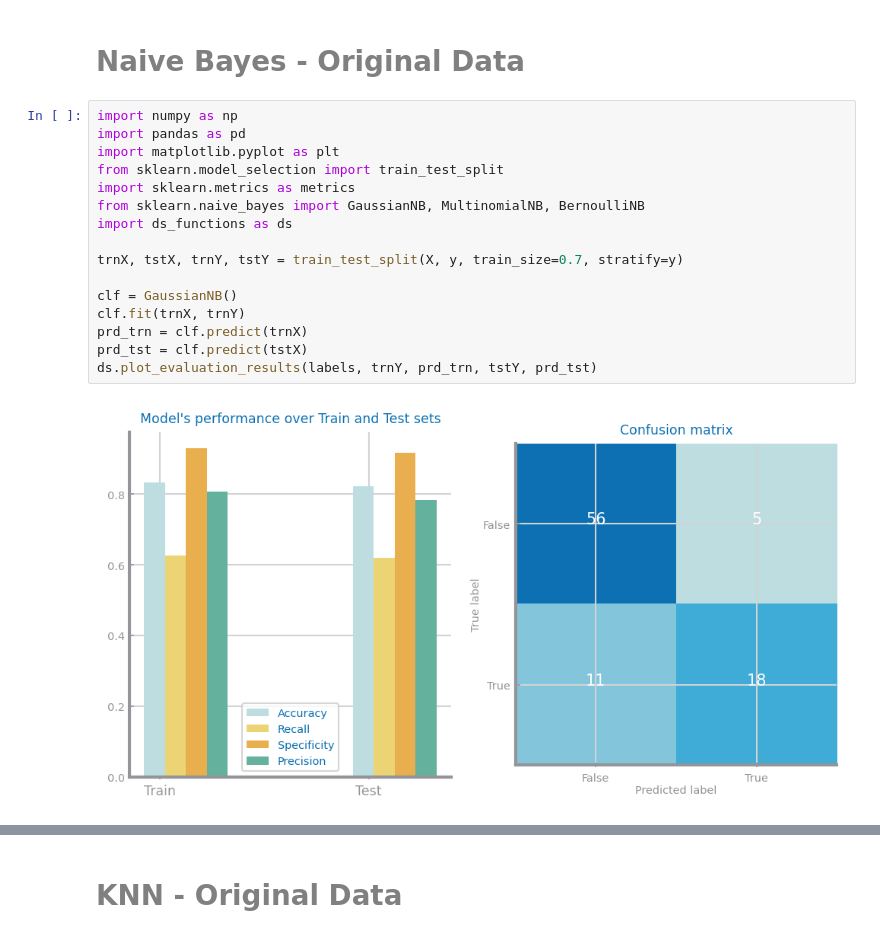
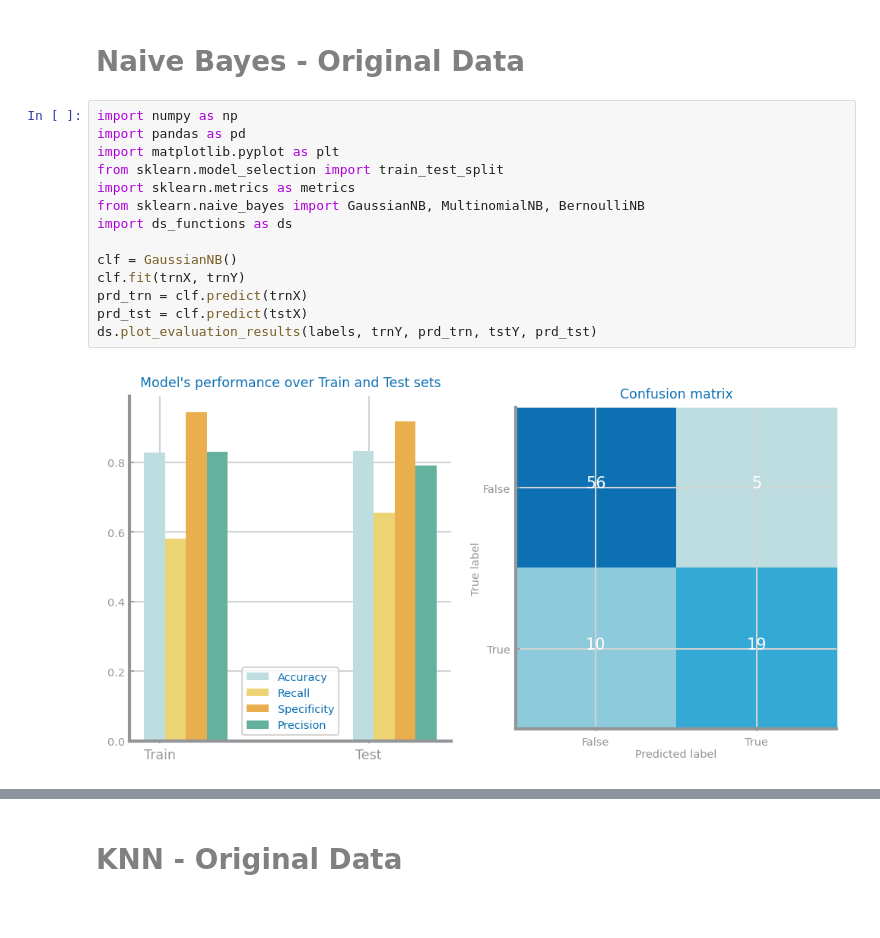
Before and after one commit to VivaRafael/CD, a Jupyter notebook: Classification_Heart_Faillure_Original_Data.ipynb, the cells around one changed output, grey strips where cells are left out. Saved outputs shown, nothing was run; the diff lists cells and outputs as text.

```diff
--- a/Classification_Heart_Faillure_Original_Data.ipynb
+++ b/Classification_Heart_Faillure_Original_Data.ipynb
@@ -202,21 +202,19 @@ plt.show()
 # %%
 import numpy as np
 import pandas as pd
 import matplotlib.pyplot as plt
 from sklearn.model_selection import train_test_split
 import sklearn.metrics as metrics
 from sklearn.naive_bayes import GaussianNB, MultinomialNB, BernoulliNB
 import ds_functions as ds
 
-trnX, tstX, trnY, tstY = train_test_split(X, y, train_size=0.7, stratify=y)
-
 clf = GaussianNB()
 clf.fit(trnX, trnY)
 prd_trn = clf.predict(trnX)
 prd_tst = clf.predict(tstX)
 ds.plot_evaluation_results(labels, trnY, prd_trn, tstY, prd_tst)
 # %% [output]
-[figure, old version]
+[figure, new version]
 # %%
 estimators = {'GaussianNB': GaussianNB(),
               'MultinomialNB': MultinomialNB(),
```
Also changed, not shown: parts of 16 cells of this notebook, 3 other files.
